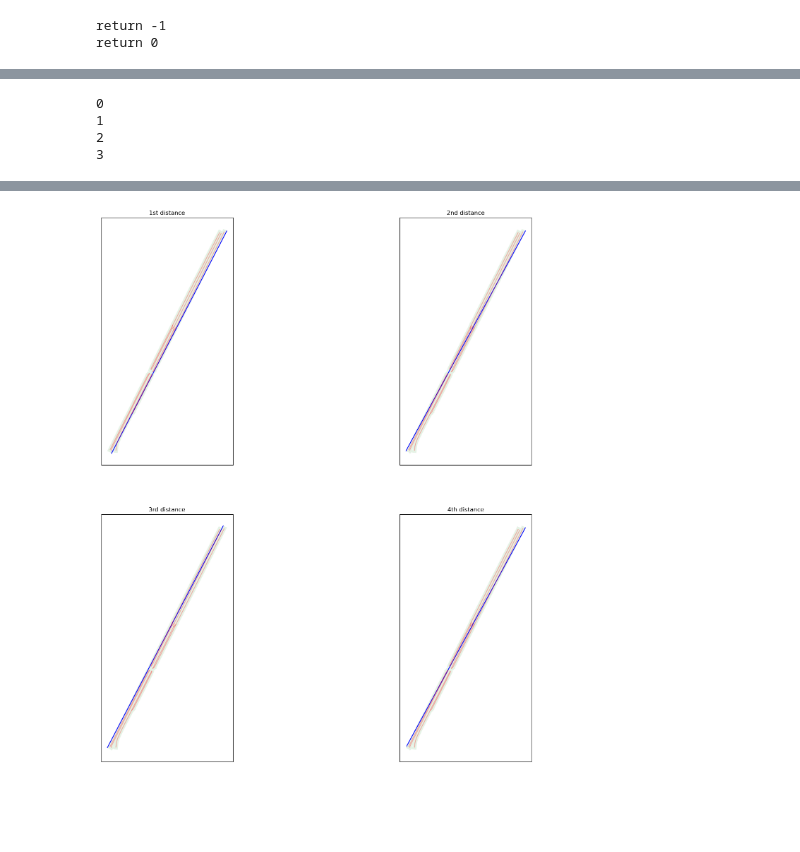
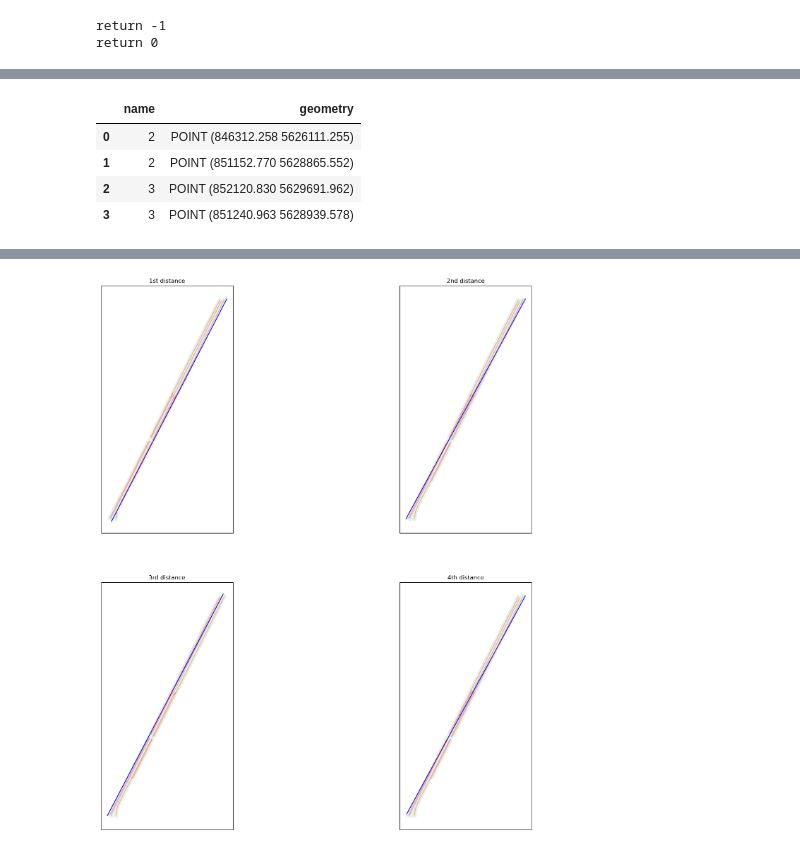
Before and after one commit to achic19/SOD0, a Jupyter notebook: Code/notebooks/test_one_street.ipynb, the cells around one changed output, grey strips where cells are left out. Cells and saved outputs as stored; diff of their text form; code cells hidden in the pictures; blank space fills up the shorter version.

```diff
--- a/Code/notebooks/test_one_street.ipynb
+++ b/Code/notebooks/test_one_street.ipynb
@@ -123,6 +95,0 @@ data
-# %%
-
-# check parallelism for one street. We create buffer around each polyline and also translate the buffer. If 10% of at least  one of  the translated polylines is overlay with the buffer it is multi lanes  scenarios
-angels_groups = res.groupby('group')
-data  = angels_groups.get_group(0)
-data.explore(tiles=None)
@@ -205,16 +214,5 @@ df_pnts = GeoDataFrame(geometry=list_pnts_of_line_group, crs=project_crs).drop_d
 # unify lines to one polygon
 buffers = data.buffer(cap_style=3, distance=30, join_style=3)
 one_buffer = buffers.unary_union
-
-max_dist = {'name': [], 'geometry': []}
-# simplify polygon with simplify function. If one_buffer is multipolygon object simplify each one them separately
-if isinstance(one_buffer, MultiPolygon):
-    for id_pol, polygon in enumerate(one_buffer):
-        create_center_line(polygon)
-else:
-    id_pol = -1
-    create_center_line(one_buffer)
-
-max_df = GeoSeries(LineString(max_dist['geometry']),crs=project_crs)
-max_df.explore(tiles=None)
+one_buffer
 # %% [output]
@@ -258,28 +220,17 @@ def create_center_line_temp(one_poly,required_dis):
 # %%
-# if among of lines with same angles some are parallel:
-# new points DataFrame of start/end line of each group
-list_pnts_of_line_group = []
-data['geometry'].apply(update_list)
-df_pnts = GeoDataFrame(geometry=list_pnts_of_line_group, crs=project_crs).drop_duplicates()
-
-# unify lines to one polygon
-buffers = data.buffer(cap_style=3, distance=30, join_style=3)
-one_buffer = buffers.unary_union
-
-max_df = []
+max_dist = {'name': [], 'geometry': []}
 # simplify polygon with simplify function. If one_buffer is multipolygon object simplify each one them separately
-for i in range(4):
-    max_dist = {'geometry': []}
-    if isinstance(one_buffer, MultiPolygon):
-        for id_pol, polygon in enumerate(one_buffer):
-            create_center_line_temp(polygon,i)
-    else:
-        id_pol = -1
-        create_center_line_temp(one_buffer,i)
-
-    max_df.append(GeoSeries(LineString(max_dist['geometry']),crs=project_crs))
+if isinstance(one_buffer, MultiPolygon):
+    for id_pol, polygon in enumerate(one_buffer):
+        create_center_line(polygon)
+else:
+    id_pol = -1
+    create_center_line(one_buffer)
+max_df = GeoDataFrame(max_dist, crs=project_crs)
+max_df
 # %% [output]
-0
-1
-2
-3
+|  | name | geometry |
+| 0 | 2 | POINT (846312.258 5626111.255) |
+| 1 | 2 | POINT (851152.770 5628865.552) |
+| 2 | 3 | POINT (852120.830 5629691.962) |
+| 3 | 3 | POINT (851240.963 5628939.578) |
```
Also changed, not shown: parts of 16 cells of this notebook, 1 other file.
